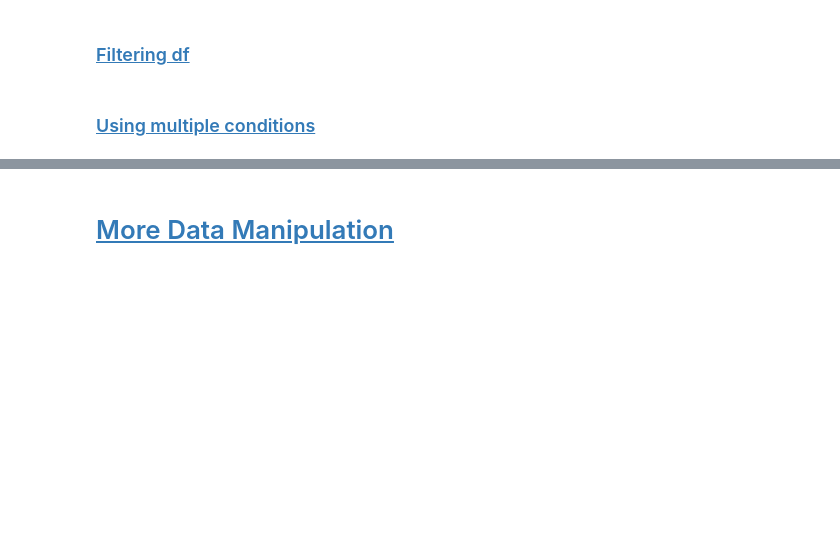
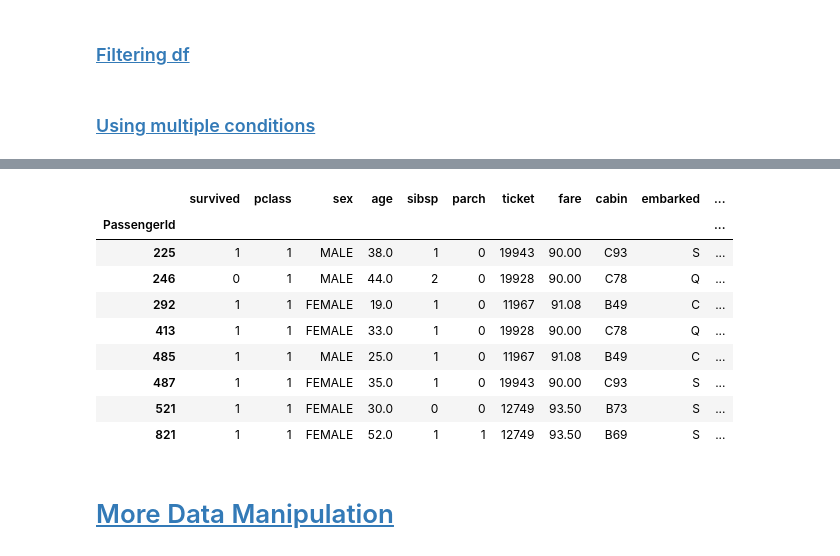
Before and after one commit to TheLazyCactus/ironhack-v4-data-lessons, a Jupyter notebook: cohorts/15_oct_24/02_data_wrangling_and_retrieval/W3D2_cleaning_and_data_manipulation.ipynb, the cells around one changed output, grey strips where cells are left out. Drawn from its saved outputs; the diff is of its cells as text; code cells hidden in the pictures; blank space fills up the shorter version.

```diff
--- a/cohorts/15_oct_24/02_data_wrangling_and_retrieval/W3D2_cleaning_and_data_manipulation.ipynb
+++ b/cohorts/15_oct_24/02_data_wrangling_and_retrieval/W3D2_cleaning_and_data_manipulation.ipynb
@@ -593,7 +635,18 @@ df[(df['Fare'] > 100) & (df['Pclass'].isin([2,3]))]
 # %%
-# We can also use between()
-
-df[df['Fare'].between(90,100)]
+# We can also use between() for numerical data
+# Get fares between 90-100
+df[df['fare'].between(90, 100)]
+# %% [output]
+|  | survived | pclass | sex | age | sibsp | parch | ticket | fare | cabin | embarked | ... |
+| PassengerId |  |  |  |  |  |  |  |  |  |  | ... |
+| 225 | 1 | 1 | MALE | 38.0 | 1 | 0 | 19943 | 90.00 | C93 | S | ... |
+| 246 | 0 | 1 | MALE | 44.0 | 2 | 0 | 19928 | 90.00 | C78 | Q | ... |
+| 292 | 1 | 1 | FEMALE | 19.0 | 1 | 0 | 11967 | 91.08 | B49 | C | ... |
+| 413 | 1 | 1 | FEMALE | 33.0 | 1 | 0 | 19928 | 90.00 | C78 | Q | ... |
+| 485 | 1 | 1 | MALE | 25.0 | 1 | 0 | 11967 | 91.08 | B49 | C | ... |
+| 487 | 1 | 1 | FEMALE | 35.0 | 1 | 0 | 19943 | 90.00 | C93 | S | ... |
+| 521 | 1 | 1 | FEMALE | 30.0 | 0 | 0 | 12749 | 93.50 | B73 | S | ... |
+| 821 | 1 | 1 | FEMALE | 52.0 | 1 | 1 | 12749 | 93.50 | B69 | S | ... |
 # %% [markdown]
 # <a id='toc4_'></a>[More Data Manipulation](#toc0_)
 # %% [markdown]
```
Also changed, not shown: parts of 17 cells of this notebook.
